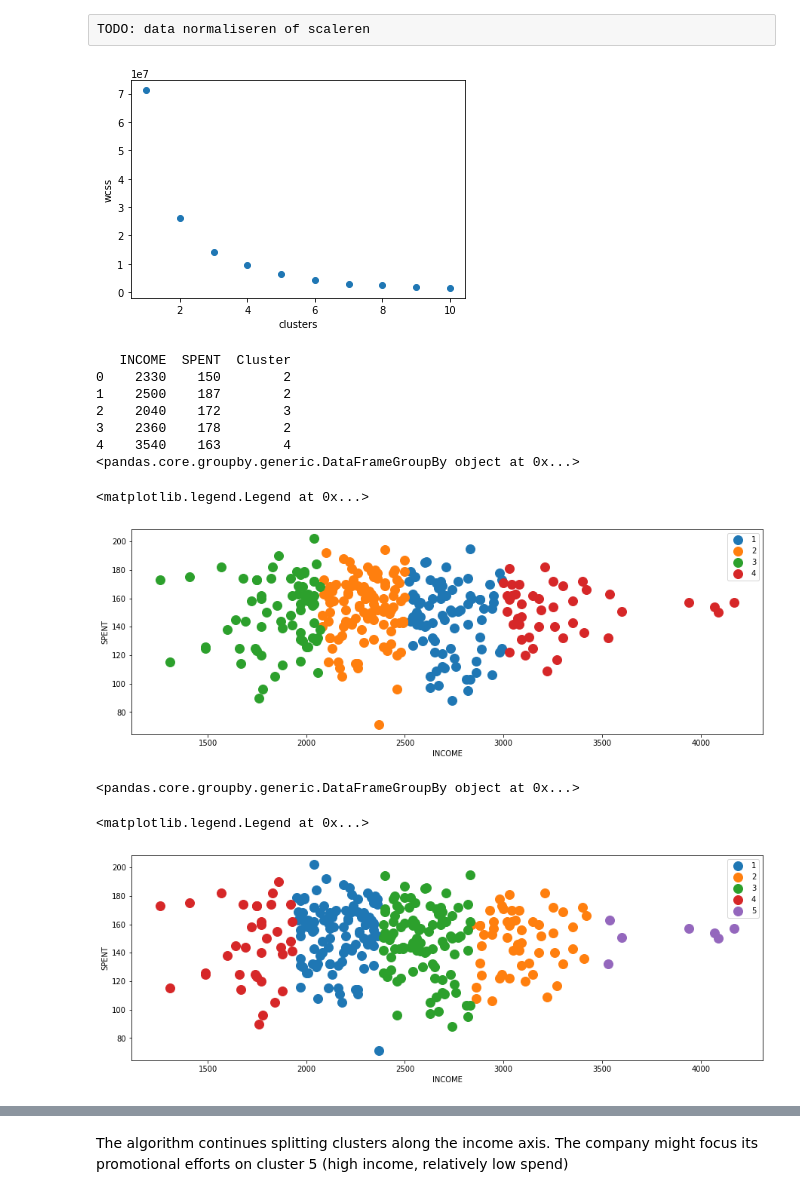
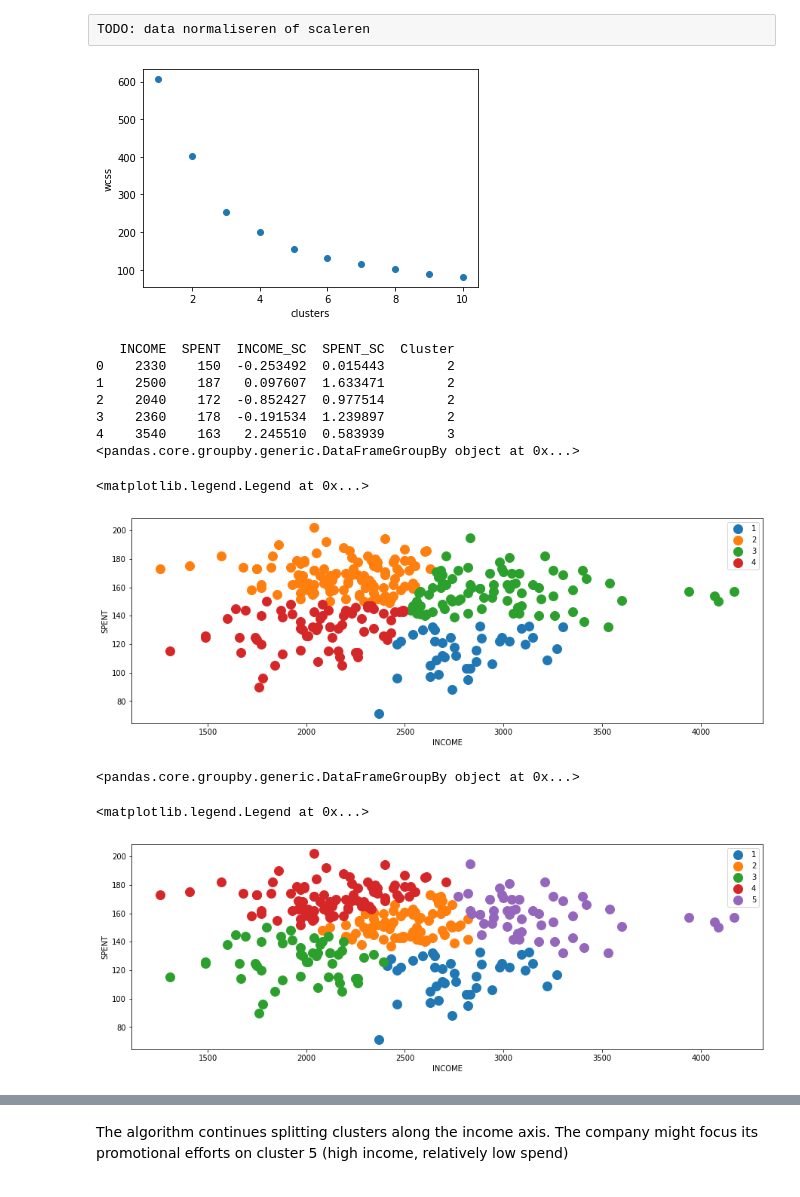
Before and after one commit to HOGENT-Databases/BI-BigData, a Jupyter notebook: notebooks/clustering_case_income_spent.ipynb, the cells around one changed output, grey strips where cells are left out. Saved outputs shown, nothing was run; the diff lists cells and outputs as text; code cells hidden in the pictures.

Commit message:
clustering case

```diff
--- a/notebooks/clustering_case_income_spent.ipynb
+++ b/notebooks/clustering_case_income_spent.ipynb
@@ -8,7 +8,7 @@ pd.set_option("display.max_columns", 500)
 pd.set_option("display.width", 1000)
 
 #Read the csv file
-dataset=pd.read_csv('data/customers.csv',sep=',')
+dataset=pd.read_csv('../data/customers.csv',sep=',')
 
 #Explore the dataset
 print(dataset.head()) #top 5 columns
@@ -29,0 +32,12 @@ dataset.describe().transpose()
+# %%
+from sklearn.preprocessing import StandardScaler
+scaled_dataset = dataset
+scaler = StandardScaler()
+income = dataset.drop('SPENT',axis=1)
+print(income.head())
+spent = dataset.drop('INCOME',axis=1)
+
+print(spent.head())
+
+dataset['INCOME_SC'] = scaler.fit_transform(income)
+dataset['SPENT_SC'] = scaler.fit_transform(spent)
@@ -32,34 +72,34 @@ TODO: data normaliseren of scaleren
 # %%
 #Using the elbow method to find the optimum number of clusters
 from sklearn.cluster import KMeans
 wcss = []
 for i in range(1,11):
     # k-means++ initializes the centroids to be (generally) distant from each other,
     # leading to probably better results than random initialization
     km=KMeans(n_clusters=i,init='k-means++')
-    km.fit(dataset)
+    km.fit(dataset[['INCOME_SC','SPENT_SC']])
     # inertia = within cluster some of squares (wcss)
     wcss.append(np.round(km.inertia_).astype('int64'))
 
 wcss = pd.Series(wcss)
 
 # Plot the dataset
 import matplotlib.pyplot as plt
 %matplotlib inline
 
 plt.scatter(range(1,11), wcss)
 plt.xlabel('clusters')
 plt.ylabel('wcss')
 
 plt.show()
 # %% [output]
-[figure, old version]
+[figure, new version]
 # %%
 # Based on the elbow plot, we could choose 4,5 or 6 clusters.
 # Let us try 4, 5 and 6 clusters and visualize the clusters to decide on the final number of clusters.
 # Fitting kmeans to the dataset with k=4
 km4=KMeans(n_clusters=4,init='k-means++')
-y_means = km4.fit_predict(dataset)
+y_means = km4.fit_predict(dataset[['INCOME_SC','SPENT_SC']])
 dataset['Cluster'] = y_means+1
 print(dataset.head())
 
@@ -77,18 +117,18 @@ plt.ylabel('SPENT')
 
 ax.legend()
 # %% [output]
-   INCOME  SPENT  Cluster
-0    2330    150        2
-1    2500    187        2
-2    2040    172        3
-3    2360    178        2
-4    3540    163        4
+   INCOME  SPENT  INCOME_SC  SPENT_SC  Cluster
+0    2330    150  -0.253492  0.015443        2
+1    2500    187   0.097607  1.633471        2
+2    2040    172  -0.852427  0.977514        2
+3    2360    178  -0.191534  1.239897        2
+4    3540    163   2.245510  0.583939        3
 <pandas.core.groupby.generic.DataFrameGroupBy object at 0x...>
 <matplotlib.legend.Legend at 0x...>
-[figure, old version]
+[figure, new version]
 # %%
 km5=KMeans(n_clusters=5,init='k-means++')
-y_means = km5.fit_predict(dataset)
+y_means = km5.fit_predict(dataset[['INCOME_SC','SPENT_SC']])
 dataset['Cluster'] = y_means + 1
 
 from matplotlib.pylab import rcParams
@@ -107,6 +147,6 @@ ax.legend()
 # %% [output]
 <pandas.core.groupby.generic.DataFrameGroupBy object at 0x...>
 <matplotlib.legend.Legend at 0x...>
-[figure, old version]
+[figure, new version]
 # %%
 km6=KMeans(n_clusters=6,init='k-means++')
```
Also changed, not shown: parts of 3 cells of this notebook.
